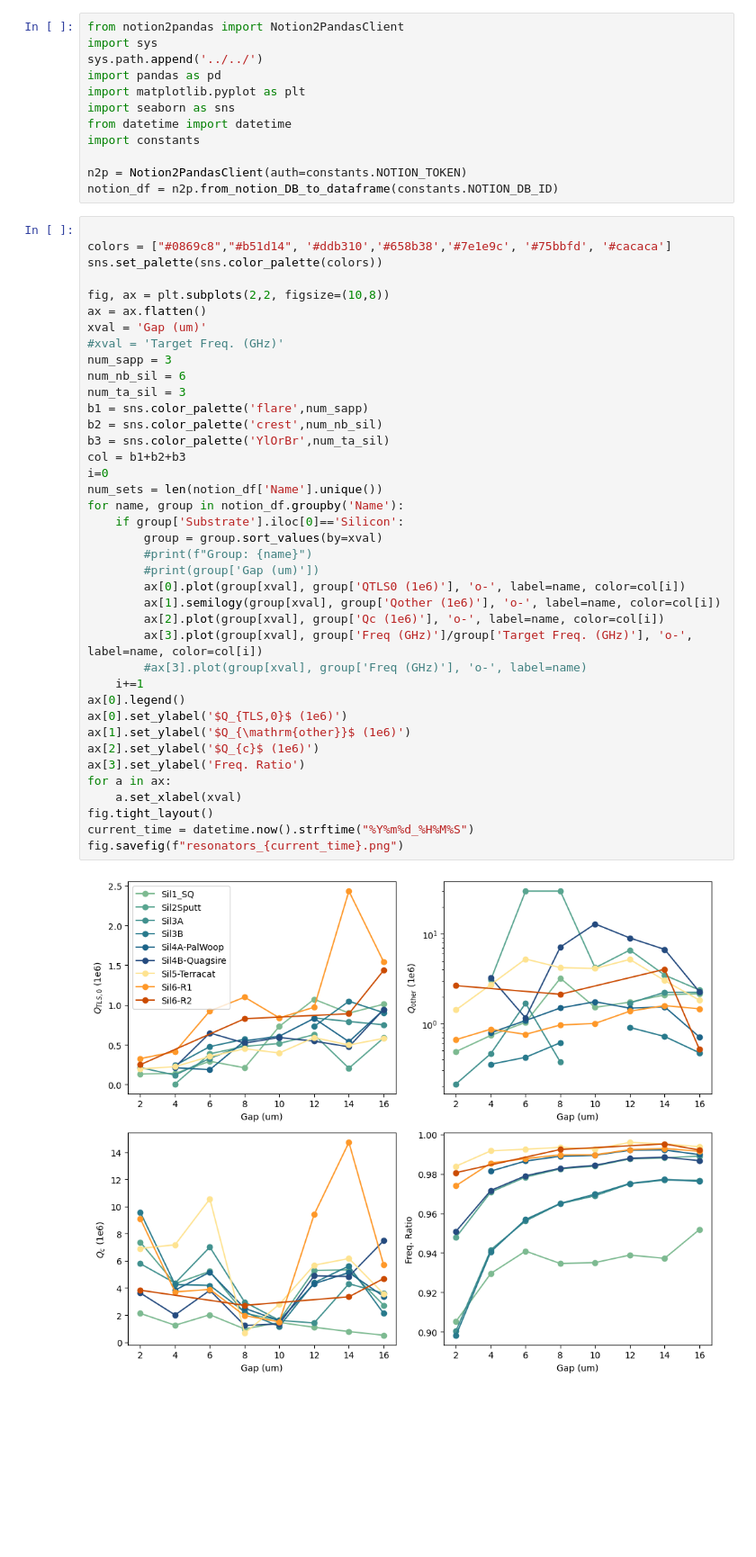
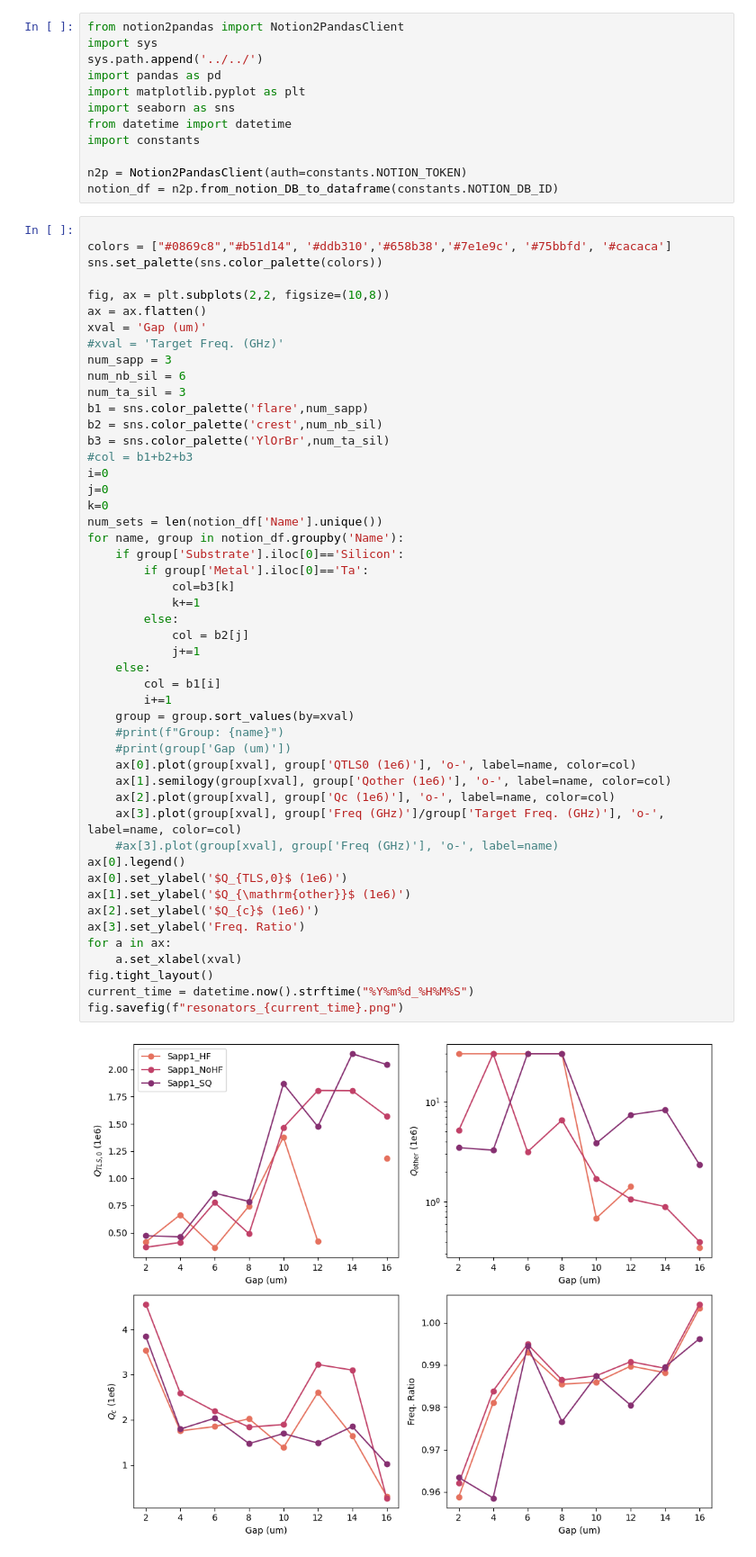
Before and after one commit to eesh-gupta/scresonators, a Jupyter notebook: dbs/load_res_database.ipynb, the cells around one changed output. Shown: that part at 90% size. Drawn from its saved outputs; the diff is of its cells as text; blank space fills up the shorter version.

```diff
--- a/dbs/load_res_database.ipynb
+++ b/dbs/load_res_database.ipynb
@@ -13,41 +13,51 @@ notion_df = n2p.from_notion_DB_to_dataframe(constants.NOTION_DB_ID)
 # %%
 
 colors = ["#0869c8","#b51d14", '#ddb310','#658b38','#7e1e9c', '#75bbfd', '#cacaca']
 sns.set_palette(sns.color_palette(colors))
 
 fig, ax = plt.subplots(2,2, figsize=(10,8))
 ax = ax.flatten()
 xval = 'Gap (um)'
 #xval = 'Target Freq. (GHz)'
 num_sapp = 3
 num_nb_sil = 6
 num_ta_sil = 3
 b1 = sns.color_palette('flare',num_sapp)
 b2 = sns.color_palette('crest',num_nb_sil)
 b3 = sns.color_palette('YlOrBr',num_ta_sil)
-col = b1+b2+b3
+#col = b1+b2+b3
 i=0
+j=0
+k=0
 num_sets = len(notion_df['Name'].unique())
 for name, group in notion_df.groupby('Name'):
     if group['Substrate'].iloc[0]=='Silicon':
-        group = group.sort_values(by=xval)
-        #print(f"Group: {name}")
-        #print(group['Gap (um)'])
-        ax[0].plot(group[xval], group['QTLS0 (1e6)'], 'o-', label=name, color=col[i])
-        ax[1].semilogy(group[xval], group['Qother (1e6)'], 'o-', label=name, color=col[i])
-        ax[2].plot(group[xval], group['Qc (1e6)'], 'o-', label=name, color=col[i])
-        ax[3].plot(group[xval], group['Freq (GHz)']/group['Target Freq. (GHz)'], 'o-', label=name, color=col[i])
-        #ax[3].plot(group[xval], group['Freq (GHz)'], 'o-', label=name)
-    i+=1
+        if group['Metal'].iloc[0]=='Ta':
+            col=b3[k]
+            k+=1
+        else:
+            col = b2[j]
+            j+=1
+    else:
+        col = b1[i]
+        i+=1
+    group = group.sort_values(by=xval)
+    #print(f"Group: {name}")
+    #print(group['Gap (um)'])
+    ax[0].plot(group[xval], group['QTLS0 (1e6)'], 'o-', label=name, color=col)
+    ax[1].semilogy(group[xval], group['Qother (1e6)'], 'o-', label=name, color=col)
+    ax[2].plot(group[xval], group['Qc (1e6)'], 'o-', label=name, color=col)
+    ax[3].plot(group[xval], group['Freq (GHz)']/group['Target Freq. (GHz)'], 'o-', label=name, color=col)
+    #ax[3].plot(group[xval], group['Freq (GHz)'], 'o-', label=name)
 ax[0].legend()
 ax[0].set_ylabel('$Q_{TLS,0}$ (1e6)')
 ax[1].set_ylabel('$Q_{\mathrm{other}}$ (1e6)')
 ax[2].set_ylabel('$Q_{c}$ (1e6)')
 ax[3].set_ylabel('Freq. Ratio')
 for a in ax:
     a.set_xlabel(xval)
 fig.tight_layout()
 current_time = datetime.now().strftime("%Y%m%d_%H%M%S")
 fig.savefig(f"resonators_{current_time}.png")
 # %% [output]
-[figure, old version]
+[figure, new version]
```
Also changed, not shown: 2 other files.
